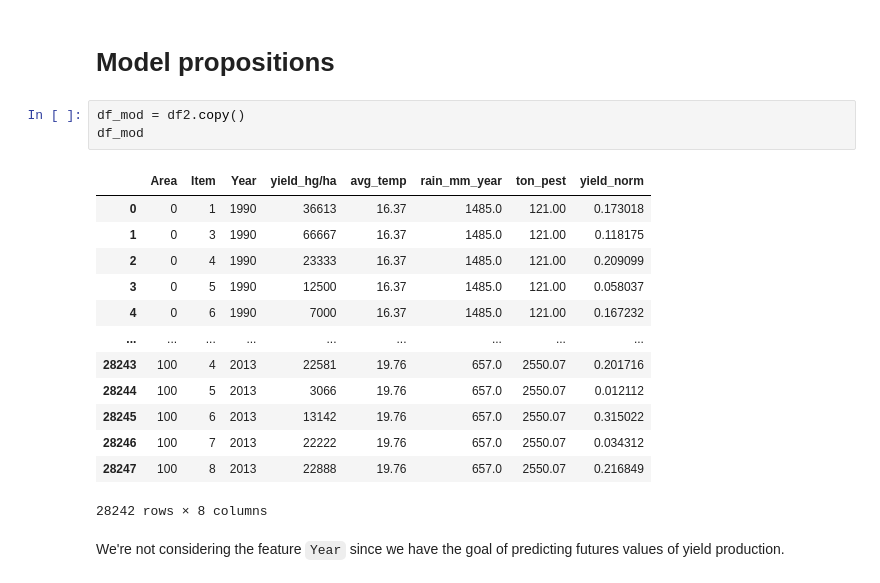
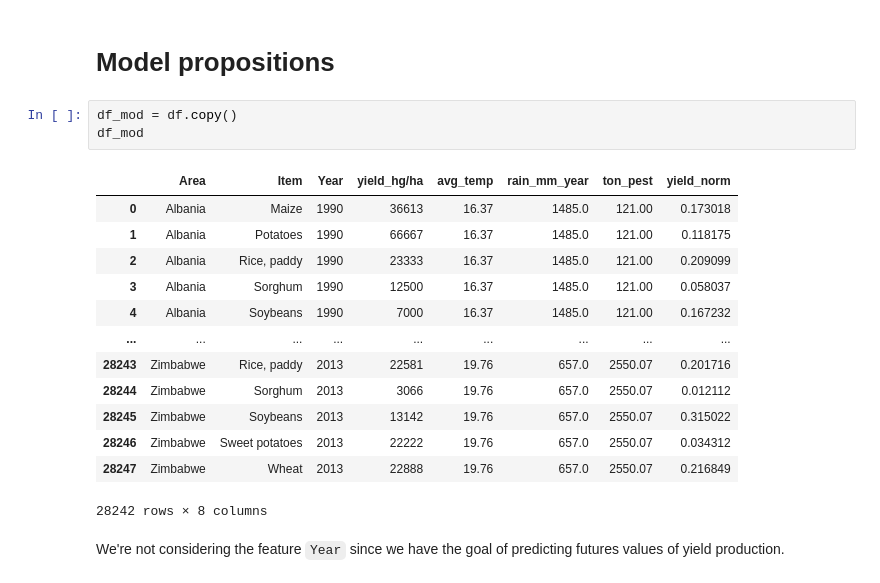
Before and after one commit to afonsopastana/test, a Jupyter notebook: models-to-yield-prediction.ipynb, the cells around one changed output. Drawn from its saved outputs; the diff is of its cells as text.

````diff
--- a/models-to-yield-prediction.ipynb
+++ b/models-to-yield-prediction.ipynb
@@ -378,21 +378,21 @@ plt.show()
 # %% [markdown]
 # Model propositions
 # %%
-df_mod = df2.copy()
+df_mod = df.copy()
 df_mod
 # %% [output]
 |  | Area | Item | Year | yield_hg/ha | avg_temp | rain_mm_year | ton_pest | yield_norm |
-| 0 | 0 | 1 | 1990 | 36613 | 16.37 | 1485.0 | 121.00 | 0.173018 |
-| 1 | 0 | 3 | 1990 | 66667 | 16.37 | 1485.0 | 121.00 | 0.118175 |
-| 2 | 0 | 4 | 1990 | 23333 | 16.37 | 1485.0 | 121.00 | 0.209099 |
-| 3 | 0 | 5 | 1990 | 12500 | 16.37 | 1485.0 | 121.00 | 0.058037 |
-| 4 | 0 | 6 | 1990 | 7000 | 16.37 | 1485.0 | 121.00 | 0.167232 |
+| 0 | Albania | Maize | 1990 | 36613 | 16.37 | 1485.0 | 121.00 | 0.173018 |
+| 1 | Albania | Potatoes | 1990 | 66667 | 16.37 | 1485.0 | 121.00 | 0.118175 |
+| 2 | Albania | Rice, paddy | 1990 | 23333 | 16.37 | 1485.0 | 121.00 | 0.209099 |
+| 3 | Albania | Sorghum | 1990 | 12500 | 16.37 | 1485.0 | 121.00 | 0.058037 |
+| 4 | Albania | Soybeans | 1990 | 7000 | 16.37 | 1485.0 | 121.00 | 0.167232 |
 | ... | ... | ... | ... | ... | ... | ... | ... | ... |
-| 28243 | 100 | 4 | 2013 | 22581 | 19.76 | 657.0 | 2550.07 | 0.201716 |
-| 28244 | 100 | 5 | 2013 | 3066 | 19.76 | 657.0 | 2550.07 | 0.012112 |
-| 28245 | 100 | 6 | 2013 | 13142 | 19.76 | 657.0 | 2550.07 | 0.315022 |
-| 28246 | 100 | 7 | 2013 | 22222 | 19.76 | 657.0 | 2550.07 | 0.034312 |
-| 28247 | 100 | 8 | 2013 | 22888 | 19.76 | 657.0 | 2550.07 | 0.216849 |
+| 28243 | Zimbabwe | Rice, paddy | 2013 | 22581 | 19.76 | 657.0 | 2550.07 | 0.201716 |
+| 28244 | Zimbabwe | Sorghum | 2013 | 3066 | 19.76 | 657.0 | 2550.07 | 0.012112 |
+| 28245 | Zimbabwe | Soybeans | 2013 | 13142 | 19.76 | 657.0 | 2550.07 | 0.315022 |
+| 28246 | Zimbabwe | Sweet potatoes | 2013 | 22222 | 19.76 | 657.0 | 2550.07 | 0.034312 |
+| 28247 | Zimbabwe | Wheat | 2013 | 22888 | 19.76 | 657.0 | 2550.07 | 0.216849 |
 28242 rows × 8 columns
 # %% [markdown]
 We're not considering the feature ```Year``` since we have the goal of predicting futures values of yield production.
````
Also changed, not shown: parts of 11 cells of this notebook.
